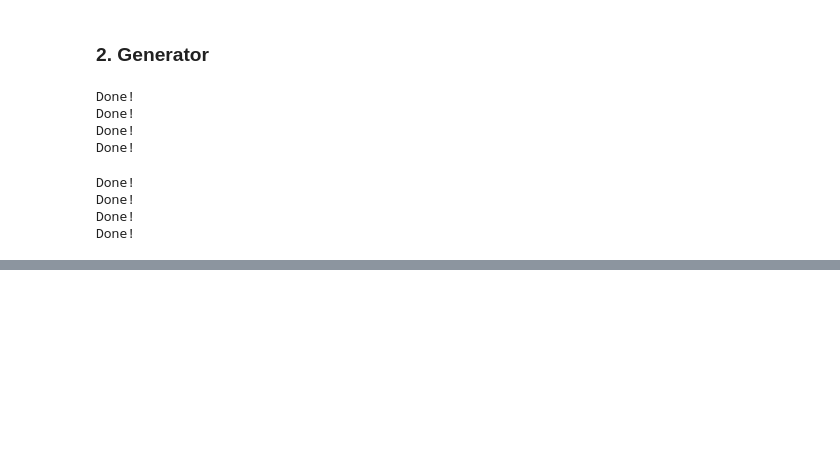
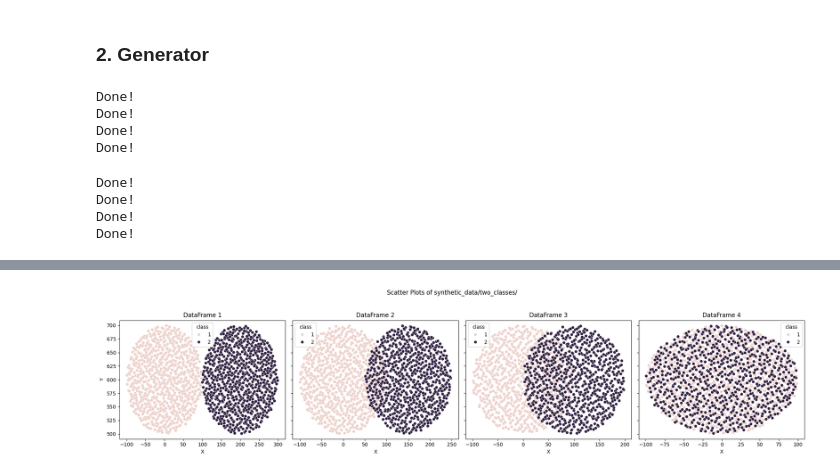
Before and after one commit to emanuelrgb01/HardnessMDL, a Jupyter notebook: research/datasets/generator.ipynb, the cells around one changed output, grey strips where cells are left out. Saved outputs shown, nothing was run; the diff lists cells and outputs as text; code cells hidden in the pictures; blank space fills up the shorter version.

```diff
--- a/research/datasets/generator.ipynb
+++ b/research/datasets/generator.ipynb
@@ -67,0 +90,4 @@ Done!
+# %%
+create_folder_plots("synthetic_data/two_classes/")
+# %% [output]
+[figure, added]
```
Also changed, not shown: parts of 4 cells of this notebook.
